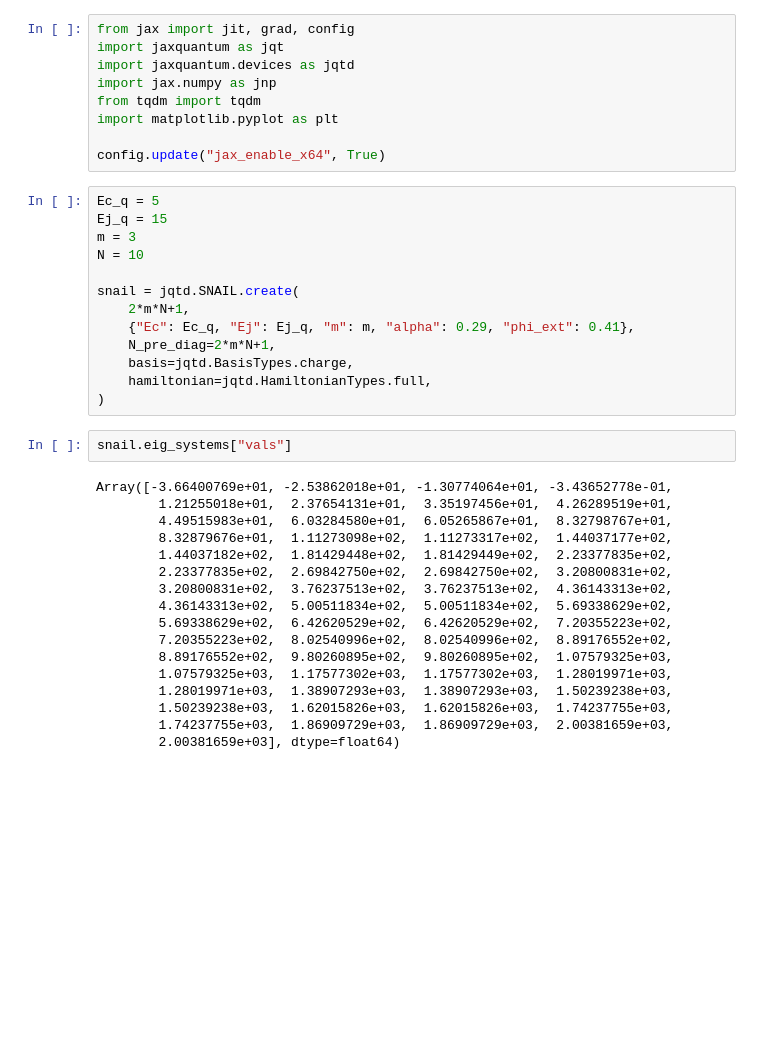
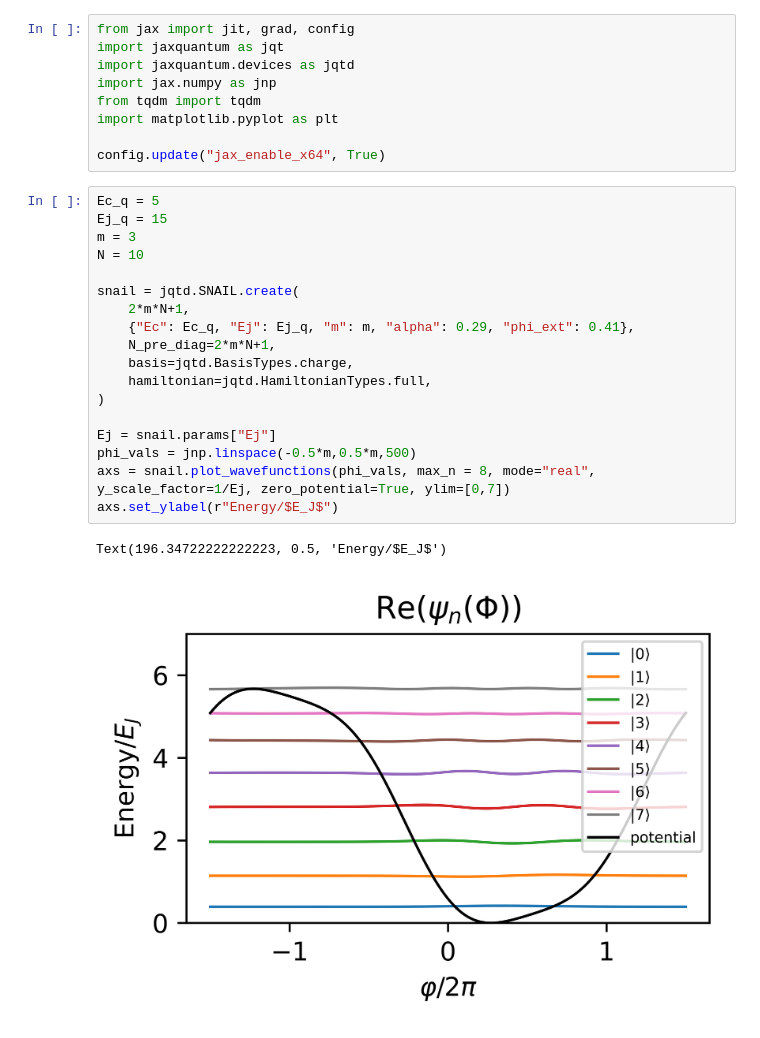
Before and after one commit to EQuS/jaxquantum, a Jupyter notebook: experiments/devices/tutorials/8-snail.ipynb, the cells around one changed output. Cells and saved outputs as stored; diff of their text form; blank space fills up the shorter version.

Commit message:
updates to plotting

```diff
--- a/experiments/devices/tutorials/8-snail.ipynb
+++ b/experiments/devices/tutorials/8-snail.ipynb
@@ -13,32 +13,21 @@ config.update("jax_enable_x64", True)
 # %%
 Ec_q = 5
 Ej_q = 15
 m = 3
 N = 10
 
 snail = jqtd.SNAIL.create(
     2*m*N+1,
     {"Ec": Ec_q, "Ej": Ej_q, "m": m, "alpha": 0.29, "phi_ext": 0.41},
     N_pre_diag=2*m*N+1,
     basis=jqtd.BasisTypes.charge,
     hamiltonian=jqtd.HamiltonianTypes.full,
 )
+
+Ej = snail.params["Ej"]
+phi_vals = jnp.linspace(-0.5*m,0.5*m,500)
+axs = snail.plot_wavefunctions(phi_vals, max_n = 8, mode="real", y_scale_factor=1/Ej, zero_potential=True, ylim=[0,7])
+axs.set_ylabel(r"Energy/$E_J$")
+# %% [output]
+Text(196.34722222222223, 0.5, 'Energy/$E_J$')
+[figure, added]
-# %%
-snail.eig_systems["vals"]
-# %% [output]
-Array([-3.66400769e+01, -2.53862018e+01, -1.30774064e+01, -3.43652778e-01,
-        1.21255018e+01,  2.37654131e+01,  3.35197456e+01,  4.26289519e+01,
-        4.49515983e+01,  6.03284580e+01,  6.05265867e+01,  8.32798767e+01,
-        8.32879676e+01,  1.11273098e+02,  1.11273317e+02,  1.44037177e+02,
-        1.44037182e+02,  1.81429448e+02,  1.81429449e+02,  2.23377835e+02,
-        2.23377835e+02,  2.69842750e+02,  2.69842750e+02,  3.20800831e+02,
-        3.20800831e+02,  3.76237513e+02,  3.76237513e+02,  4.36143313e+02,
-        4.36143313e+02,  5.00511834e+02,  5.00511834e+02,  5.69338629e+02,
-        5.69338629e+02,  6.42620529e+02,  6.42620529e+02,  7.20355223e+02,
-        7.20355223e+02,  8.02540996e+02,  8.02540996e+02,  8.89176552e+02,
-        8.89176552e+02,  9.80260895e+02,  9.80260895e+02,  1.07579325e+03,
-        1.07579325e+03,  1.17577302e+03,  1.17577302e+03,  1.28019971e+03,
-        1.28019971e+03,  1.38907293e+03,  1.38907293e+03,  1.50239238e+03,
-        1.50239238e+03,  1.62015826e+03,  1.62015826e+03,  1.74237755e+03,
-        1.74237755e+03,  1.86909729e+03,  1.86909729e+03,  2.00381659e+03,
-        2.00381659e+03], dtype=float64)
```
Also changed, not shown: parts of 1 cell of this notebook, 1 other file.
